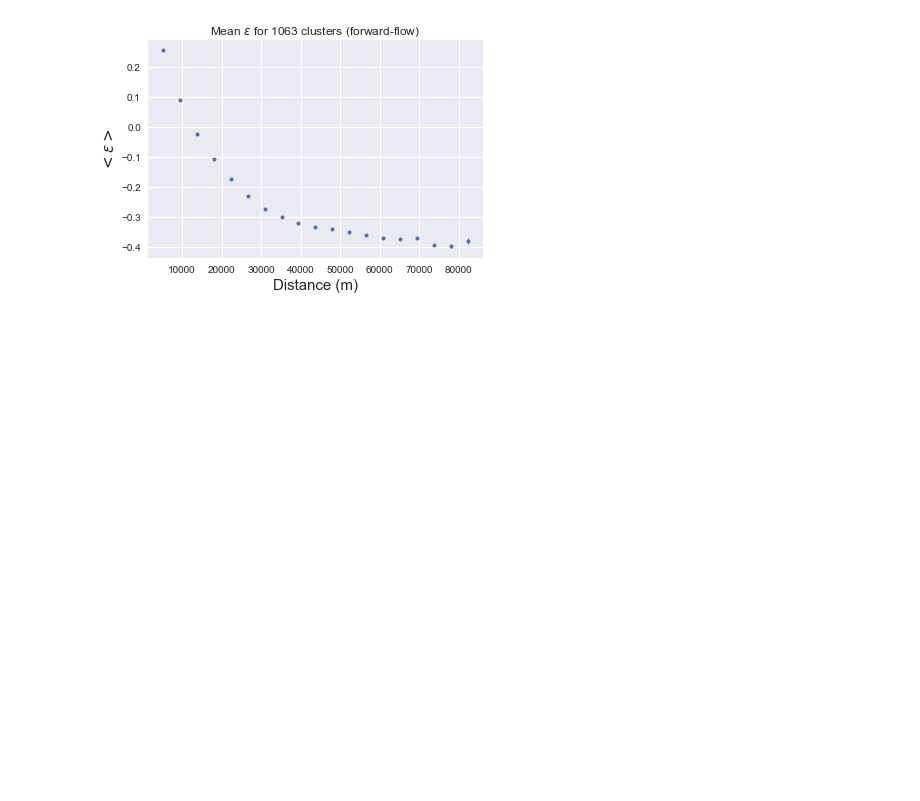
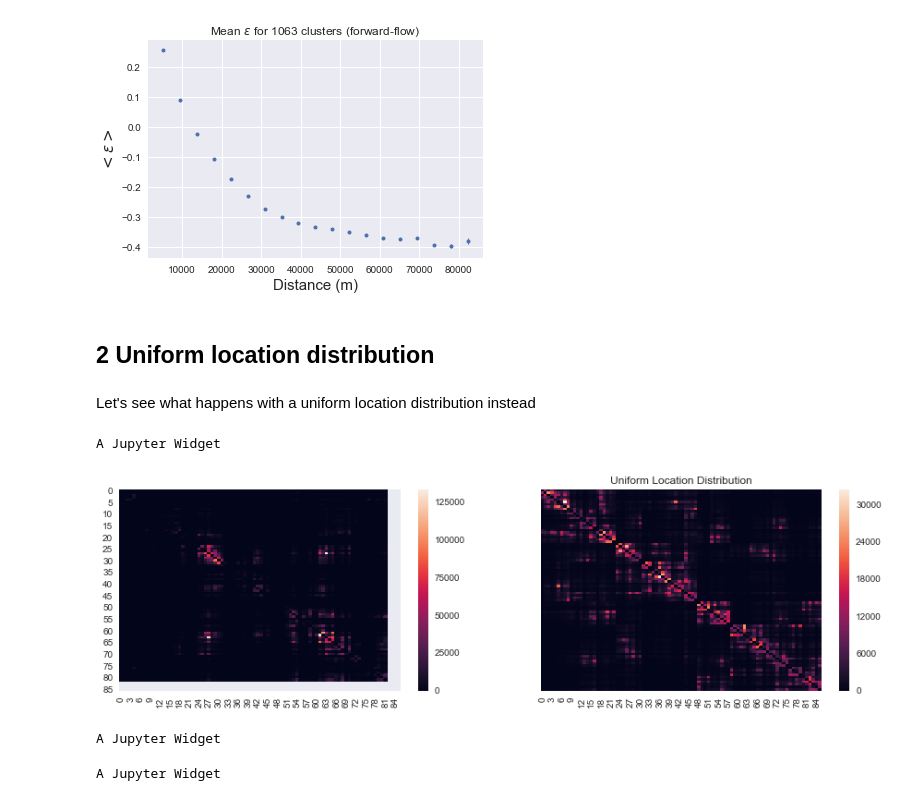
Before and after one commit to jbremz/human_mob, a Jupyter notebook: Notebooks/Ilaria's Log/Week 13.ipynb, the cells around one changed output. Cells and saved outputs as stored; diff of their text form; code cells hidden in the pictures; blank space fills up the shorter version.

```diff
--- a/Notebooks/Ilaria's Log/Week 13.ipynb
+++ b/Notebooks/Ilaria's Log/Week 13.ipynb
@@ -97,3 +103,36 @@ eps_distance(u_eps_1, DM, N)
 # %% [output]
 [figure]
 [figure]
+# %% [markdown]
+## 2 Uniform location distribution
+# %% [markdown]
+Let's see what happens with a uniform location distribution instead
+# %%
+from numpy import random
+easting = [random.randint(493024, 561966) for i in range(6061)]
+northing = [random.randint(150912, 207218) for i in range(6061)]
+u_loc_lon = df[df['Easting'] < 561966][df['Easting'] > 493024][df['Northing'] < 207218][df['Northing'] > 150912]
+u_loc_lon['Easting'] = easting
+u_loc_lon['Northing'] = northing
+# %%
+ulh = pop_hier(u_loc_lon, d_max)
+# %%
+ulh_odm = ulh.gravity_ODM(3)
+# %% [output]
+A Jupyter Widget
+# %%
+fig,axn = plt.subplots(1, 2, sharex=True, sharey=True)
+fig.set_figwidth(15)
+plt.title('Original Location Distribution')
+sns.heatmap(odm, ax=axn.flat[0])
+plt.title('Uniform Location Distribution')
+sns.heatmap(ulh_odm, ax=axn.flat[1])
+
+plt.show()
+# %% [output]
+[figure, added]
+# %%
+ulh_eps_1 = ulh.epsilon(1)
+# %% [output]
+A Jupyter Widget
+A Jupyter Widget
```
Also changed, not shown: parts of 12 cells of this notebook, 1 other file.
